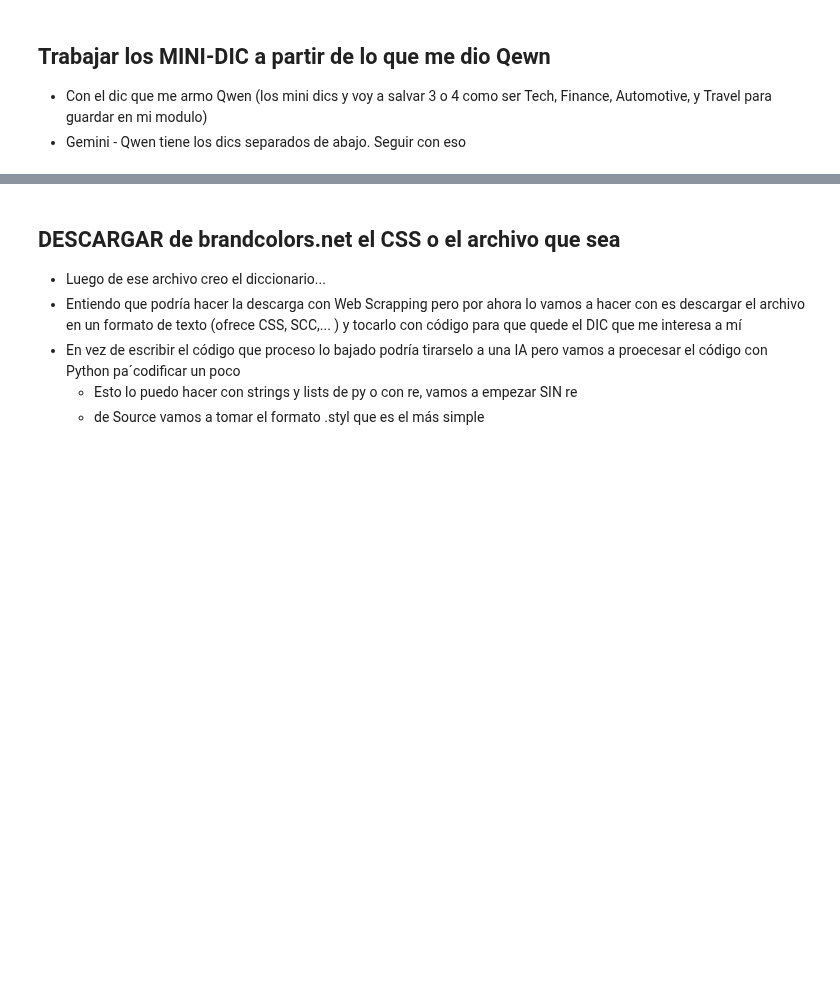
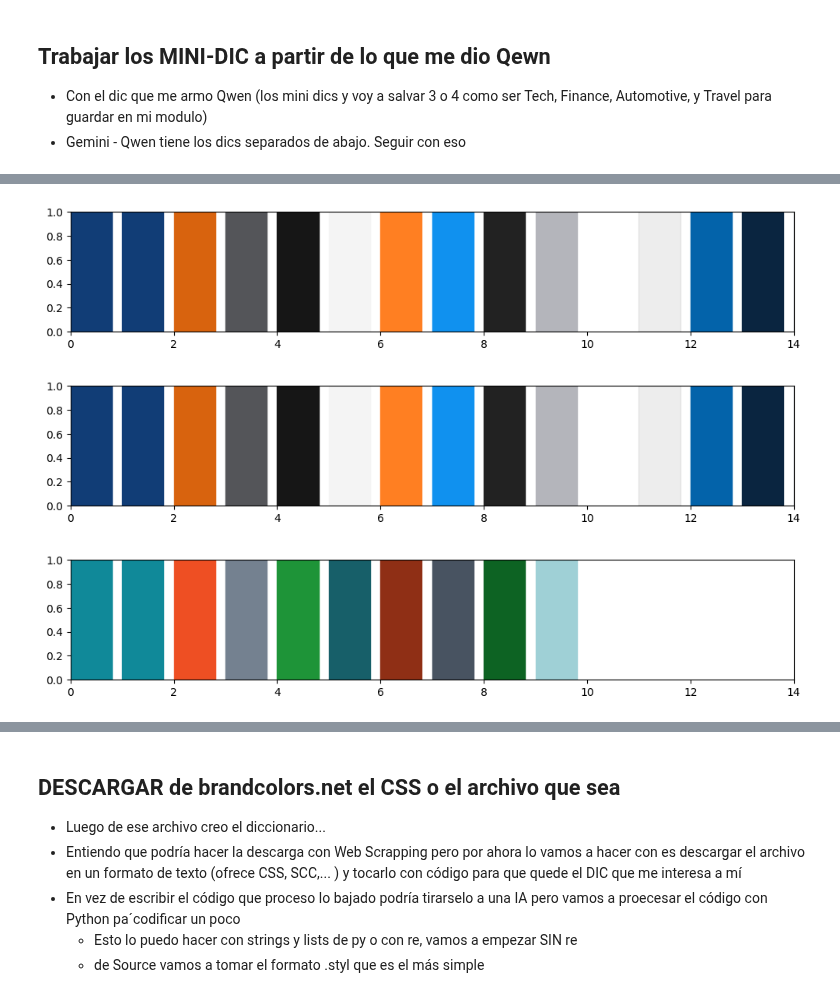
Before and after one commit to jmonti-gh/jm_utils, a Jupyter notebook: dev/brand_colors.ipynb, the cells around one changed output, grey strips where cells are left out. Saved outputs shown, nothing was run; the diff lists cells and outputs as text; code cells hidden in the pictures; blank space fills up the shorter version.

Commit message:
chore: do functs min-dics associated

```diff
--- a/dev/brand_colors.ipynb
+++ b/dev/brand_colors.ipynb
@@ -10,0 +22,65 @@
+# %%
+## Bueno, después de dar vueltas con intentar registrar colores personalizados en matplotlib previo definir los diccionarios internos, he decidido crear una función que simplifique el proceso.
+import matplotlib.pyplot as plt                 # for plotting
+import matplotlib.colors as mcolors             # for get_color_list()
+from matplotlib import colormaps                # for show_matplotlib_palettes()
+from matplotlib.patches import Rectangle        # for plot_color_rectangles()
+
+## Por ahoraa voy a manejar el llamar a mis propios colores de dos maneras distintas
+# 1. Invocando directamente el dic[key], que será algo como mcolors.EDUCATION_COLORS['freecodecamp']
+# 2. Usando la función jm_color(nombre) que he definido más abajo.
+
+## PERO ADEMÁS voy a crear un funct para que me muestre TODOS los colores una suerte de mcolor.get_named_colors_mapping() propia de mpl_tints
+
+## Y la prueba de FUEGO es ver como quedan integrados estos colores o estos dic_COLLORS en plot_colors y plot_palettes (no voy a hacer diff en los nombres de las funct con mpl o sns)
+
+MTM = {'MTM': '#113D76', 'MTM-1': '#113D76', 'MTM-2': '#D8630E', 'MTM-3': '#545559', 'MTM-4': '#161616', 'MTM-5': '#f4f4f4', 'MTM-6': '#FF7F22', 'MTM-7': '#1091EF',
+       'MTM-8': '#222222', 'MTM-9': '#b4b5bb', 'MTM-10': '#ffffff', 'MTM-11': '#00000012', 'MTM-12': '#0363AA', 'MTM-13': '#0A2540', 'MTM-14': '#0A254080'}
+
+_365 = {'365 DataScience': '#108999', '365 DataScience-1': '#108999',
+       '365 DataScience-2': '#ee4f23', '365 DataScience-3': '#748190',
+       '365 DataScience-4': '#1e9438', '365 DataScience-5': '#175f69',
+       '365 DataScience-6': '#8f2f15', '365 DataScience-7': '#485361',
+       '365 DataScience-8': '#0d6323', '365 DataScience-9': '#9fd0d6'}
+
+def jm_color(nombre):
+    """Función que devuelve el color correcto"""
+    for dic in [MTM, _365]:
+        if nombre in dic:
+            return dic[nombre]
+
+    return nombre  # Si no se encuentra el color, devuelve el nombre como está
+
+fig, ax = plt.subplots(figsize=(12, 2))
+ax.set_xlim(0, 14)
+for i, color in enumerate(MTM.keys()):
+    ax.add_patch(Rectangle((i, 0), 0.8, 1, color=jm_color(color)))   #, alpha=0.8))
+
+fig, ax = plt.subplots(figsize=(12, 2))
+ax.set_xlim(0, 14)
+for i, color in enumerate(MTM.keys()):
+    ax.add_patch(Rectangle((i, 0), 0.8, 1, color=MTM[color]))   #, alpha=0.8))
+
+fig, ax = plt.subplots(figsize=(12, 2))
+ax.set_xlim(0, 14)
+for i, color in enumerate(_365.keys()):
+    ax.add_patch(Rectangle((i, 0), 0.8, 1, color=jm_color(color)))   #, alpha=0.8))
+
+
+## Esto de abajo también podría ser pero no, vamos con la funcioncita de arriba que pondré en mi módulo
+# ## parece que he encontrado un enfoque que funciona. Aquí está el resumen:
+
+# 1. **Diagnóstico**: Primero, realicé un diagnóstico exhaustivo para entender cómo matplotlib maneja los colores. Esto incluyó verificar los diccionarios internos y probar la conversión de nombres a RGBA.
+
+# 2. **Soluciones Propuestas**:
+#    - **Limpiar el caché**: A veces, matplotlib puede tener un caché interno que impide que los nuevos colores se registren correctamente. Limpiar este caché puede ayudar.
+#    - **Registro Robusto**: Implementé un método de registro más robusto que verifica la validez de los colores antes de agregarlos a los diccionarios internos.
+#    - **Función Helper**: Creé una función helper que siempre devuelve un color válido, ya sea de los colores personalizados o de los colores base de matplotlib.
+
+# 3. **Pruebas**: Finalmente, probé diferentes métodos para asegurarme de que los colores se registraran y se visualizaran correctamente en las figuras.
+
+# ## A continuación, implementaré el enfoque final en el código.
+# %% [output]
+[figure, added]
+[figure, added]
+[figure, added]
```
Also changed, not shown: parts of 9 cells of this notebook, 1 other file.
